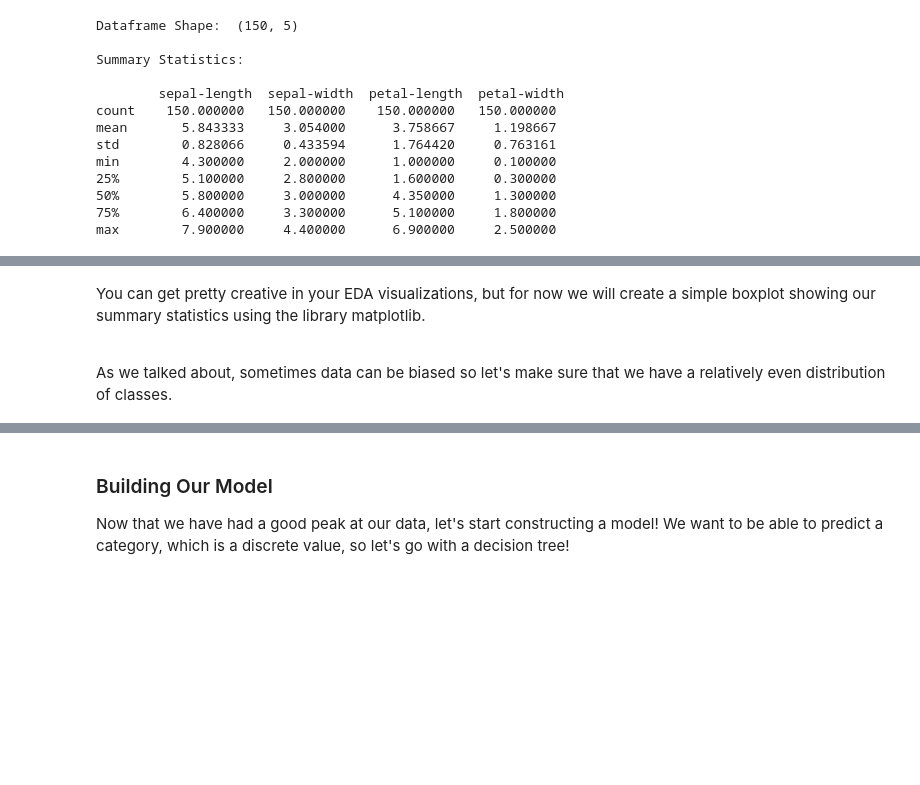
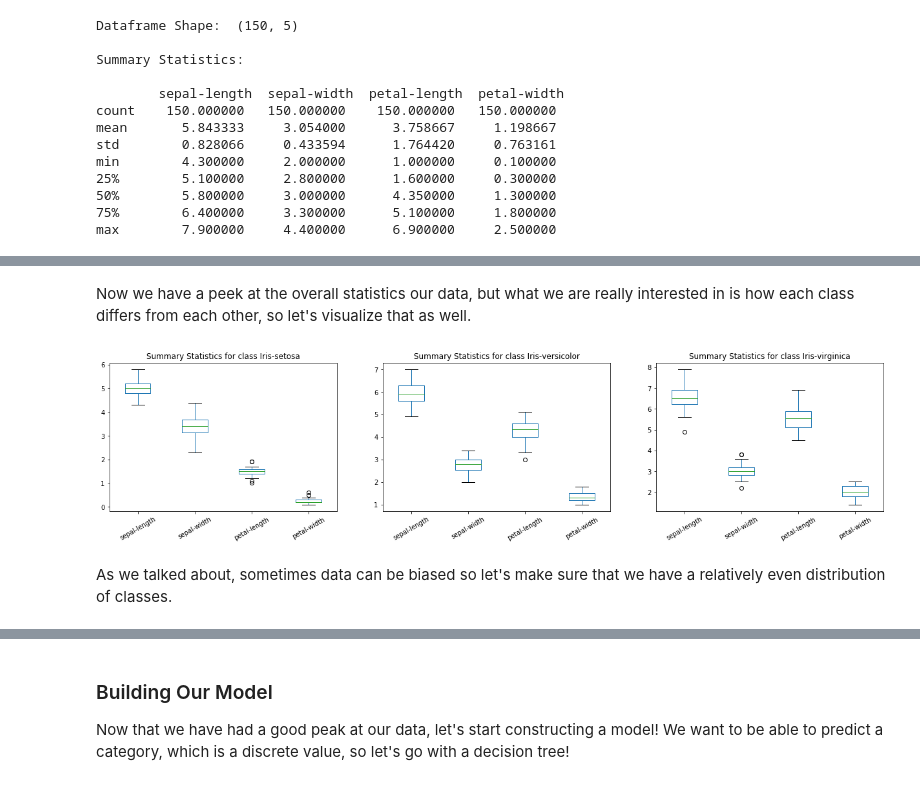
Before and after one commit to wwu-mentors/MachineLearning-Workshop, a Jupyter notebook: ml_workshop.ipynb, the cells around one changed output, grey strips where cells are left out. Cells and saved outputs as stored; diff of their text form; code cells hidden in the pictures; blank space fills up the shorter version.

```diff
--- a/ml_workshop.ipynb
+++ b/ml_workshop.ipynb
@@ -62,7 +64,39 @@ plt.show()
+# %% [markdown]
+Now we have a peek at the overall statistics our data, but what we are really interested in is how each class differs from each other, so let's visualize that as well.
+# %%
+import seaborn as sns
+'''
+Here we create a few different dataframes, each representing a specific class. unique gives us each individual class
+and then we create a seperate dataframe for each class to be plotted as a boxplot.
+'''
+unique = df['class'].unique()
+class1 = df[df['class'] == unique[0]]
+class2 = df[df['class'] == unique[1]]
+class3 = df[df['class'] == unique[2]]
+# There are 3 classes so we want one row of 3 columns
+fig, axes = plt.subplots(nrows=1, ncols=3)
+ax1 = class1.boxplot(ax=axes[0], grid=False, rot=30)
+ax2 = class2.boxplot(ax=axes[1], grid=False, rot=30)
+ax3 = class3.boxplot(ax=axes[2], grid=False, rot=30)
+ax1.set_title("Summary Statistics for class {}".format(unique[0]))
+ax2.set_title("Summary Statistics for class {}".format(unique[1]))
+ax3.set_title("Summary Statistics for class {}".format(unique[2]))
+'''
+this is straight from the matplotlib documentation to make subplots a
+bit prettier, I adjusted the 'right' parameter
+'''
+plt.subplots_adjust(
+    left  = 0.125,  # the left side of the subplots of the figure
+    right = 2.9,    # the right side of the subplots of the figure
+    bottom = 0.1,   # the bottom of the subplots of the figure
+    top = 0.9,      # the top of the subplots of the figure
+    wspace = 0.2,   # the amount of width reserved for blank space between subplots
+    hspace = 0.2
+)
+plt.show()
+# %% [output]
+[figure, added]
 # %% [markdown]
-You can get pretty creative in your EDA visualizations, but for now we will create a simple boxplot showing our summary statistics using the library matplotlib.
-
-<br />
 As we talked about, sometimes data can be biased so let's make sure that we have a relatively even distribution of classes.
 # %%
 df['class'].value_counts().plot.bar(rot=30)
```
Also changed, not shown: parts of 21 cells of this notebook.
